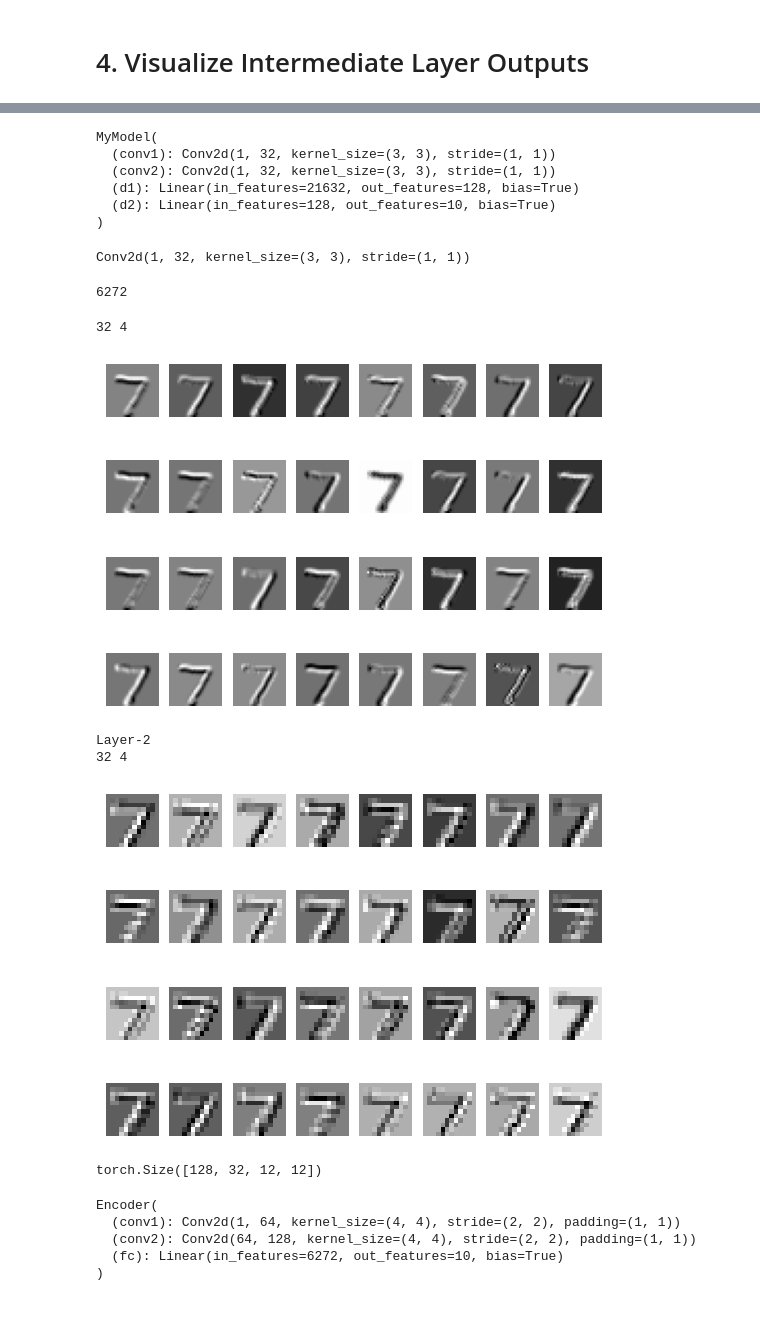
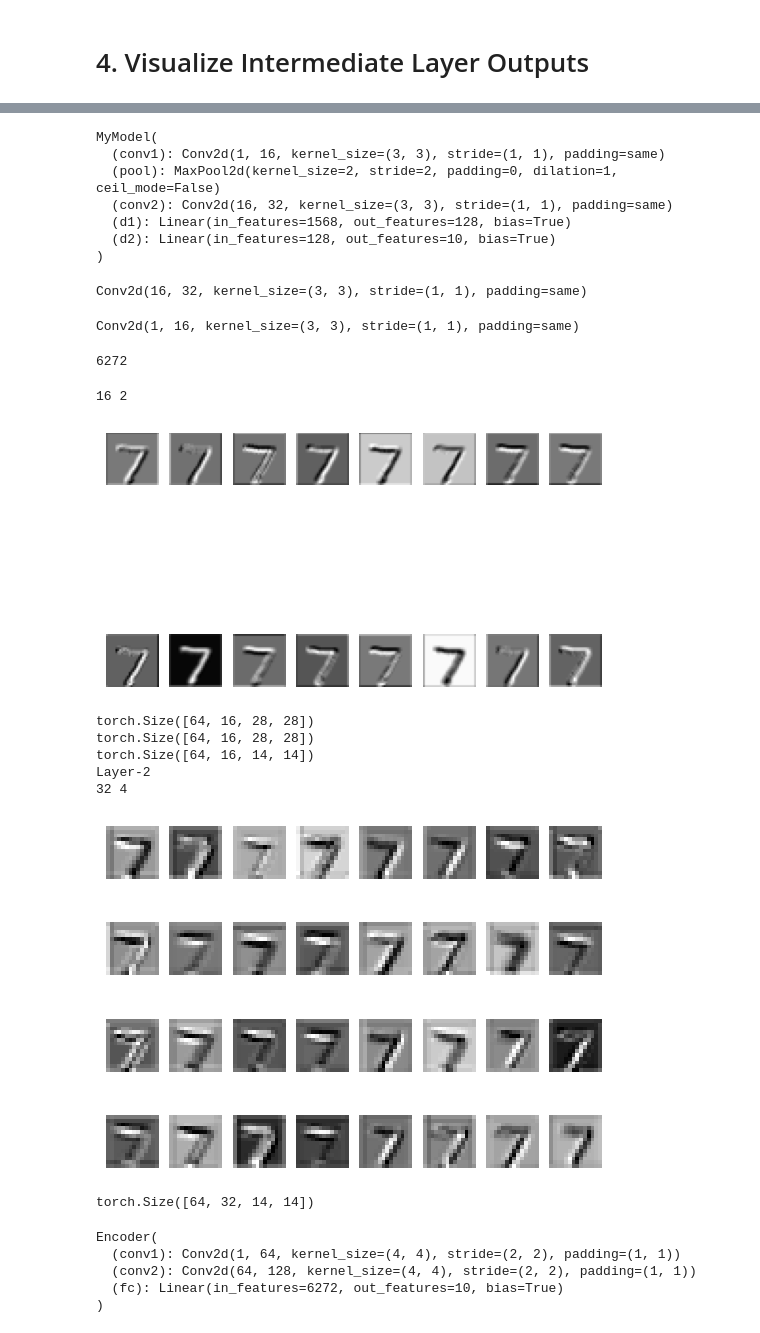
Before and after one commit to venkatasl/AIML_TRAINING_VENKAT, a Jupyter notebook: iHub_Exec_Prog_Day_04.ipynb, the cells around one changed output, grey strips where cells are left out. Saved outputs shown, nothing was run; the diff lists cells and outputs as text; code cells hidden in the pictures.

```diff
--- a/iHub_Exec_Prog_Day_04.ipynb
+++ b/iHub_Exec_Prog_Day_04.ipynb
@@ -248,0 +251,4 @@ torch.save(autoencoder, "autoencoder.ckpt")
+# %%
+for image_batch, _ in test_dataloader:
+  print(image_batch.shape)
+  break
@@ -371,7 +379,7 @@ fig.subplots_adjust(hspace = .5, wspace=.001)
 axs = axs.ravel()
 
 for ind,l in enumerate(lambda_range):
-    inter_image=interpolation(float(l), autoencoder, digits[7][0], digits[1][0])
+    inter_image=interpolation(float(l), autoencoder, digits[3][0], digits[4][0])
 
     inter_image = to_img(inter_image)
 
@@ -733,2 +744,5 @@ plt.show()
 # %% [markdown]
 # 4. Visualize Intermediate Layer Outputs
+# %%
+model = MyModel()
+model.to(device)
@@ -736,18 +758,23 @@ plt.show()
 print(model)
 # %% [output]
 MyModel(
-  (conv1): Conv2d(1, 32, kernel_size=(3, 3), stride=(1, 1))
-  (conv2): Conv2d(1, 32, kernel_size=(3, 3), stride=(1, 1))
-  (d1): Linear(in_features=21632, out_features=128, bias=True)
+  (conv1): Conv2d(1, 16, kernel_size=(3, 3), stride=(1, 1), padding=same)
+  (pool): MaxPool2d(kernel_size=2, stride=2, padding=0, dilation=1, ceil_mode=False)
+  (conv2): Conv2d(16, 32, kernel_size=(3, 3), stride=(1, 1), padding=same)
+  (d1): Linear(in_features=1568, out_features=128, bias=True)
   (d2): Linear(in_features=128, out_features=10, bias=True)
 )
 # %%
 layer1 = model.conv1
 layer2 = model.conv2
+# %%
+layer2
+# %% [output]
+Conv2d(16, 32, kernel_size=(3, 3), stride=(1, 1), padding=same)
 # %%
 layer1
 # %% [output]
-Conv2d(1, 32, kernel_size=(3, 3), stride=(1, 1))
+Conv2d(1, 16, kernel_size=(3, 3), stride=(1, 1), padding=same)
 # %%
 num_ftrs
 # %% [output]
@@ -777,49 +804,58 @@ test_loss_avg, num_batches = 0, 0
 for image_batch, _ in test_dataloader:
     with torch.no_grad():
         image_batch = image_batch.to(device)
+        # out = model(image_batch)
         out_l1 = layer1(image_batch)
+
         visualize_batch(out_l1)
-        out_l1 = F.relu(image_batch)
+        print(out_l1.shape)
+        # out_l1 = F.relu(image_batch) ##### Erroneous line
+        out_l1 = F.relu(out_l1)
+        print(out_l1.shape)
         out_l1 = F.max_pool2d(out_l1,2,2)
+        print(out_l1.shape)
         out_l2 = layer2(out_l1)
         print("Layer-2")
         visualize_batch(out_l2)
         print(out_l2.shape)
         break
         # out = model(image_batch)
 
 
         # # print(torch.max(out, axis=1)[1])
         # for idx in range(len(image_batch)):
         #     img_mpl = np.transpose(image_batch[idx, 0].cpu().numpy())
 
         #     print("Pred:",torch.max(out, axis=1)[1][idx])
         #     plt.imshow(img_mpl)
         #     plt.show()
         #     # break
         # break
 
 #         # autoencoder reconstruction
 #         # image_batch_recon = autoencoder(image_batch)
 #         latent_vecs = autoencoder.encoder(image_batch)
 #         all_latent_vecs.append(latent_vecs)
 #         image_batch_recon = autoencoder.decoder(latent_vecs)
 
 #         # reconstruction error
 #         loss = F.mse_loss(image_batch_recon, image_batch)
 
 #         test_loss_avg += loss.item()
 #         num_batches += 1
 
 # test_loss_avg /= num_batches
 # print('average reconstruction error: %f' % (test_loss_avg))
 # %% [output]
-32 4
+16 2
-[figure, old version]
+[figure, new version]
+torch.Size([64, 16, 28, 28])
+torch.Size([64, 16, 28, 28])
+torch.Size([64, 16, 14, 14])
 Layer-2
 32 4
-[figure, old version]
+[figure, new version]
-torch.Size([128, 32, 12, 12])
+torch.Size([64, 32, 14, 14])
 # %%
 print(model_ft)
 # %% [output]
```
Also changed, not shown: parts of 16 cells of this notebook.
